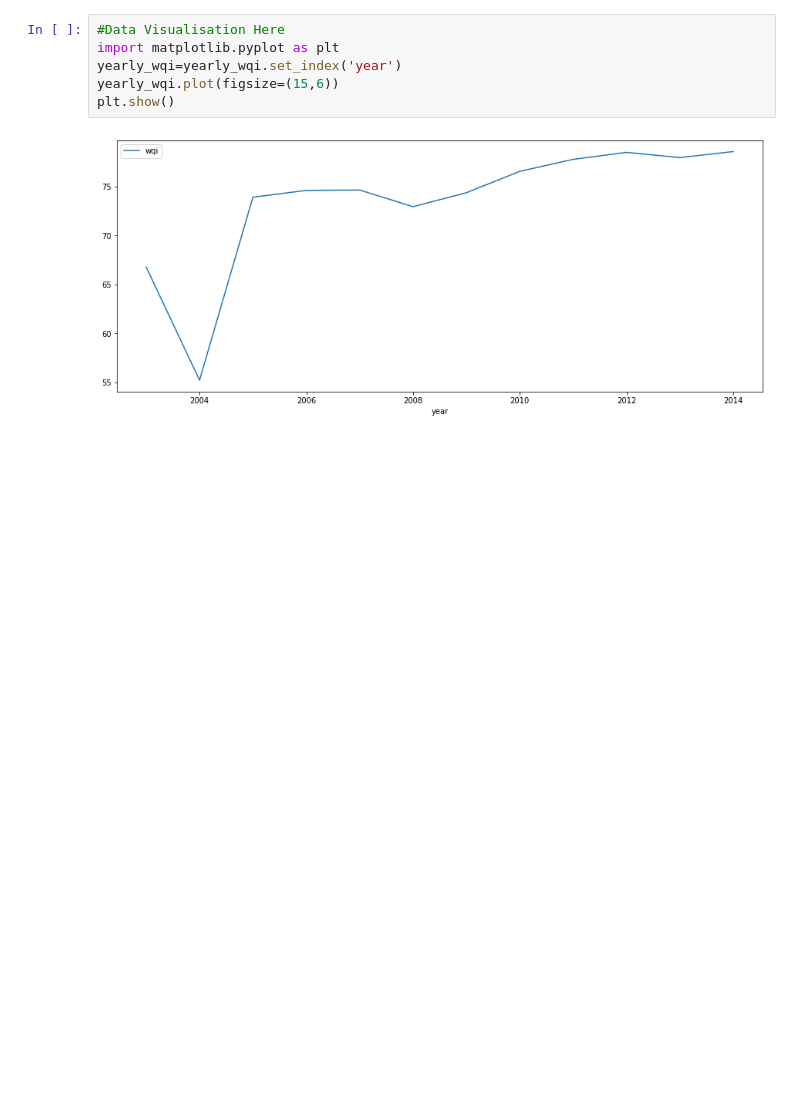
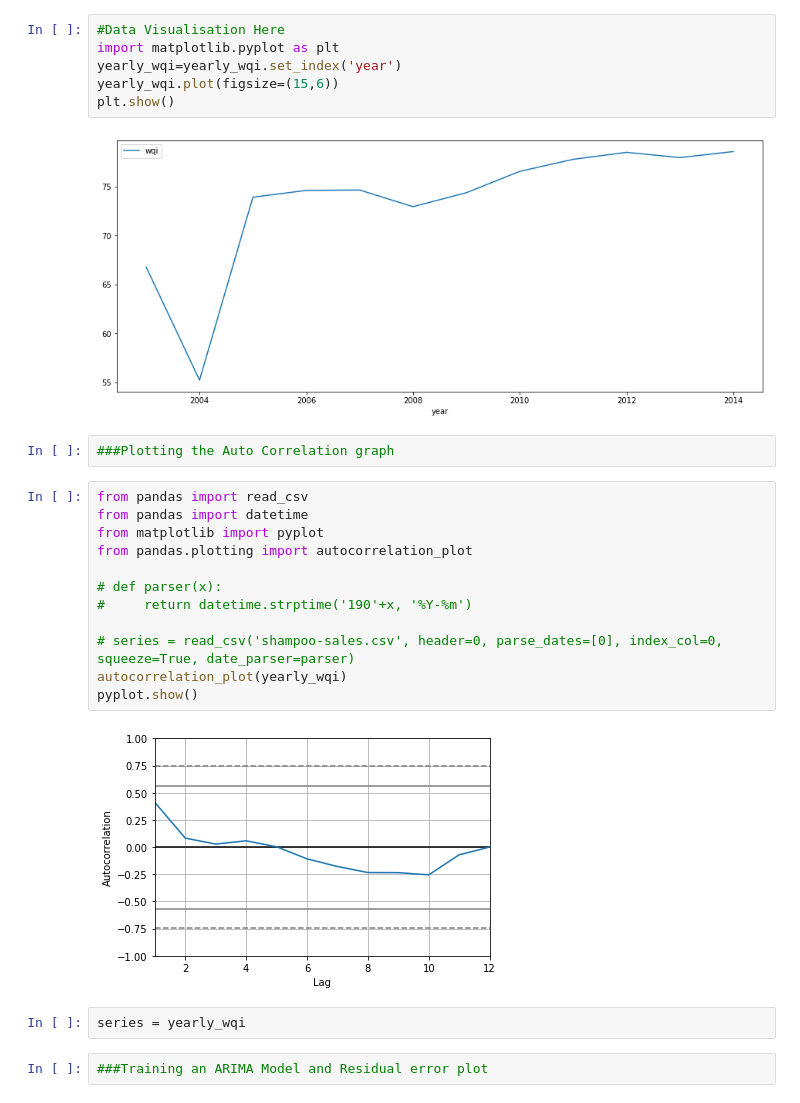
Before and after one commit to aditikhatri/-Indian-water-quality-analysis-and-prediction, a Jupyter notebook: main.ipynb, the cells around one changed output. Cells and saved outputs as stored; diff of their text form; blank space fills up the shorter version.

```diff
--- a/main.ipynb
+++ b/main.ipynb
@@ -296,3 +308,23 @@ yearly_wqi.plot(figsize=(15,6))
 plt.show()
 # %% [output]
 [figure]
+# %%
+###Plotting the Auto Correlation graph
+# %%
+from pandas import read_csv
+from pandas import datetime
+from matplotlib import pyplot
+from pandas.plotting import autocorrelation_plot
+
+# def parser(x):
+#     return datetime.strptime('190'+x, '%Y-%m')
+
+# series = read_csv('shampoo-sales.csv', header=0, parse_dates=[0], index_col=0, squeeze=True, date_parser=parser)
+autocorrelation_plot(yearly_wqi)
+pyplot.show()
+# %% [output]
+[figure, added]
+# %%
+series = yearly_wqi
+# %%
+###Training an ARIMA Model and Residual error plot
```
Also changed, not shown: parts of 9 cells of this notebook.
